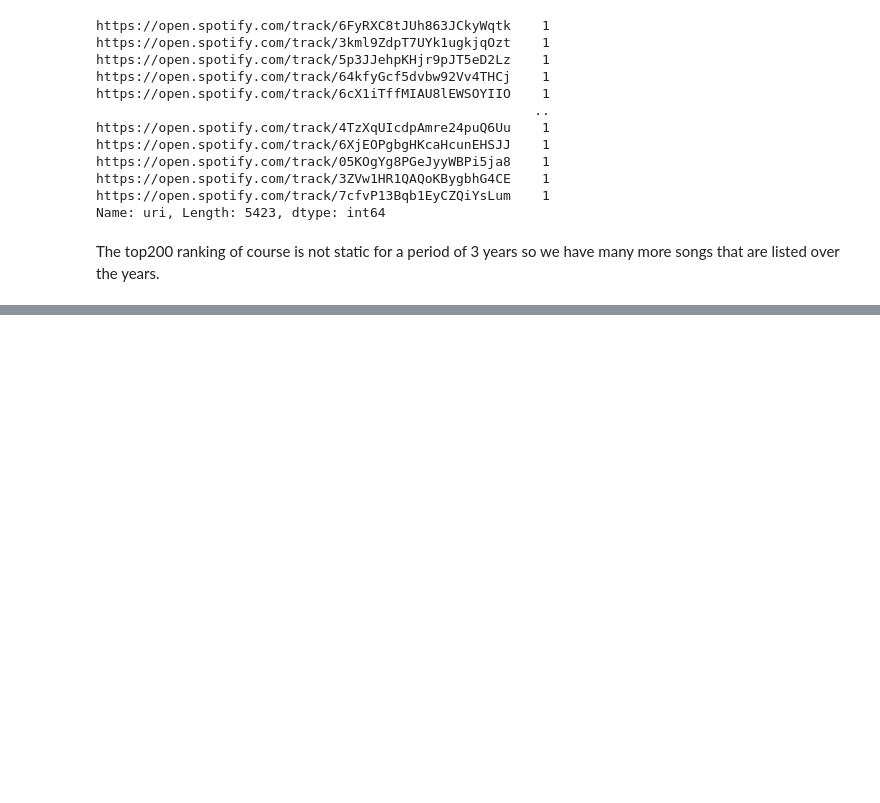
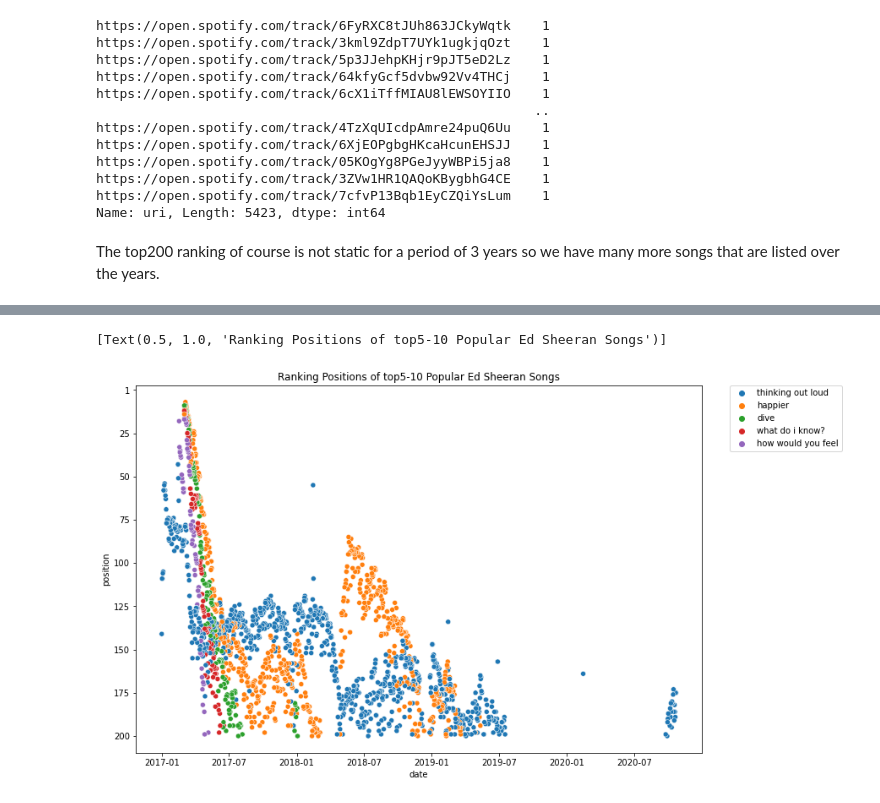
Before and after one commit to MaxiTrien/spotify-data-science-project, a Jupyter notebook: spotify-songs-eda-week2.ipynb, the cells around one changed output, grey strips where cells are left out. Drawn from its saved outputs; the diff is of its cells as text; code cells hidden in the pictures; blank space fills up the shorter version.

```diff
--- a/spotify-songs-eda-week2.ipynb
+++ b/spotify-songs-eda-week2.ipynb
@@ -91,0 +352,13 @@ df_numeric = df[['popularity', 'artist_followers', 'track_number', 'tracks_in_al
+# %%
+plt.figure(figsize=(12, 8))
+ax = sns.scatterplot(x='date', y='position',
+                     data=df_ed_sheeran_next5, hue='title')
+# sns.lineplot(x='date', y='position_7day_ave', data=df_ed_sheeran_first5, hue='title')
+ax.legend(bbox_to_anchor=(1.05, 1), loc='upper left', borderaxespad=0)
+ax.invert_yaxis()
+ax.set_yticklabels(['', '1', '25', '50', '75', '100',
+                   '125', '150', '175', '200'])
+ax.set(title='Ranking Positions of top5-10 Popular Ed Sheeran Songs')
+# %% [output]
+[Text(0.5, 1.0, 'Ranking Positions of top5-10 Popular Ed Sheeran Songs')]
+[figure, added]
```
Also changed, not shown: parts of 37 cells of this notebook.
